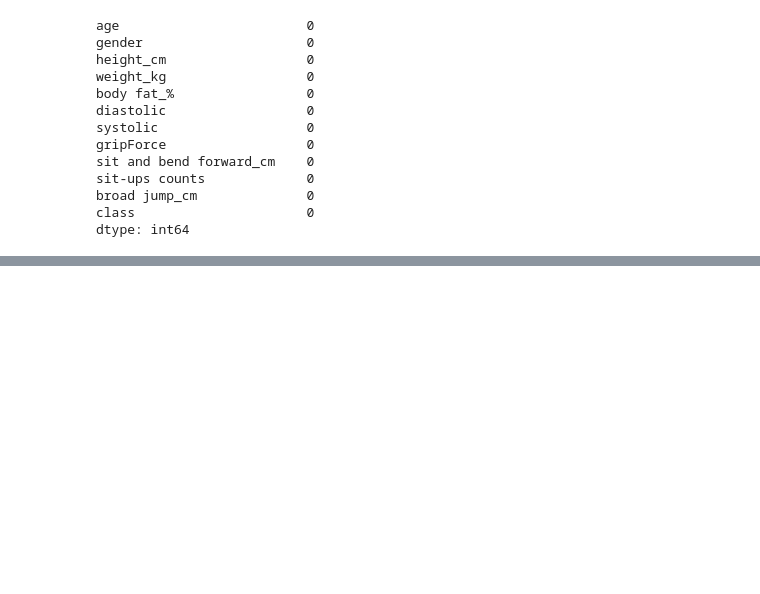
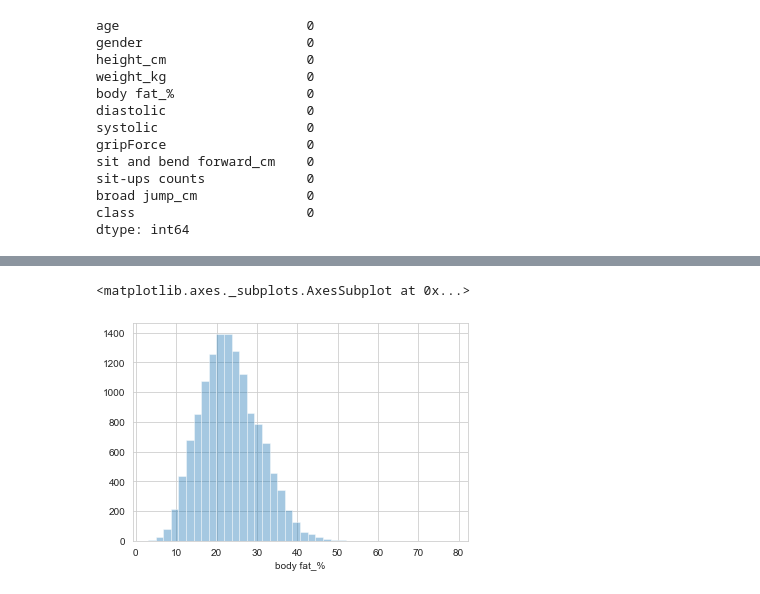
Before and after one commit to Panasak/Body_Performance_Project-Clustering-, a Jupyter notebook: EDA/EDA.ipynb, the cells around one changed output, grey strips where cells are left out. Saved outputs shown, nothing was run; the diff lists cells and outputs as text; code cells hidden in the pictures; blank space fills up the shorter version.

```diff
--- a/EDA/EDA.ipynb
+++ b/EDA/EDA.ipynb
@@ -298,0 +89,6 @@ AttributeError: 'numpy.ndarray' object has no attribute 'values'
+# %%
+# distribution of the body fat % in the data set
+sns.distplot(df['body fat_%'],kde=False,bins=40)
+# %% [output]
+<matplotlib.axes._subplots.AxesSubplot at 0x...>
+[figure, added]
```
Also changed, not shown: parts of 47 cells of this notebook, 1 other file.
